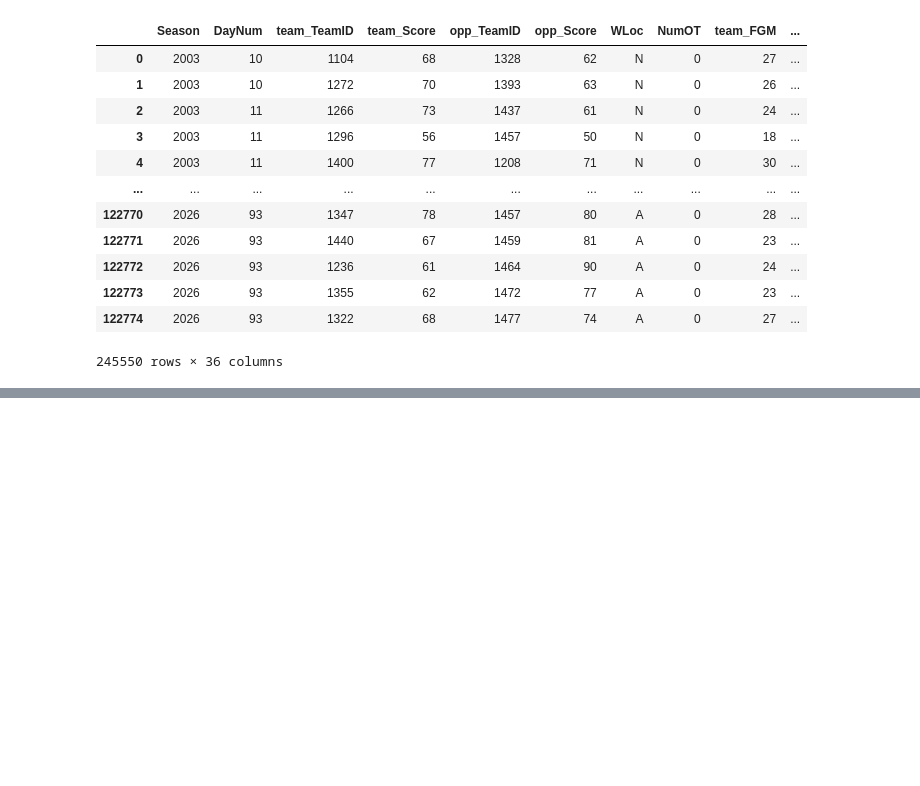
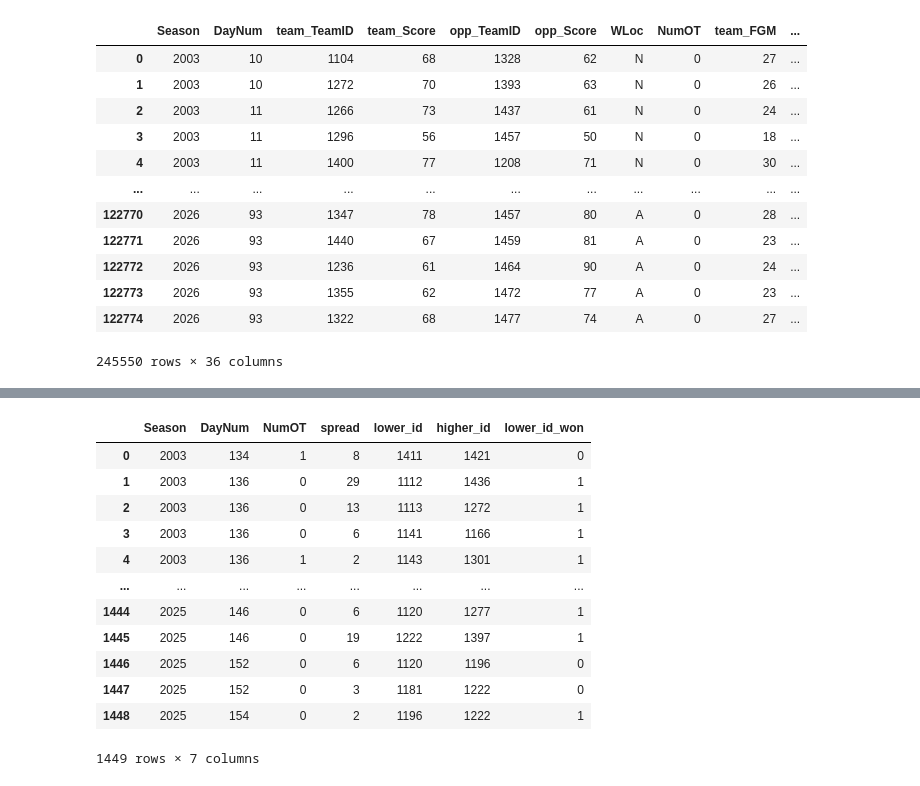
Before and after one commit to brandonlester/march-madness, a Jupyter notebook: notebooks/0_data_exploration.ipynb, the cells around one changed output, grey strips where cells are left out. Saved outputs shown, nothing was run; the diff lists cells and outputs as text; code cells hidden in the pictures; blank space fills up the shorter version.

```diff
--- a/notebooks/0_data_exploration.ipynb
+++ b/notebooks/0_data_exploration.ipynb
@@ -114,0 +180,8 @@ df_reg_team_results
+# %%
+pgf_cols = [x for x in df_grp.columns if ('pg_' in x) and (('FG' in x) or ('FT' in x))]
+# %%
+df_reg_final = df_grp.drop(ttl_cols, axis=1)
+df_reg_final = df_reg_final.drop(pgf_cols, axis=1)
+df_reg_final = df_reg_final.drop(['games', 'last_game', 'wins'], axis=1)
+# %%
+df_tn = dataframes.get('MNCAATourneyDetailedResults.csv').copy()
@@ -114,0 +205,18 @@ df_reg_team_results
+# %%
+df_tn = df_tn.merge(df_reg_final, left_on = ['Season', 'lower_id'], right_on = ['Season', 'team_teamID'])
+
+df_tn = df_tn.merge(df_reg_final, left_on = ['Season', 'higher_id'], right_on = ['Season', 'team_teamID'], suffixes = ['_lower', '_higher'])
+# %% [output]
+|  | Season | DayNum | NumOT | spread | lower_id | higher_id | lower_id_won |
+| 0 | 2003 | 134 | 1 | 8 | 1411 | 1421 | 0 |
+| 1 | 2003 | 136 | 0 | 29 | 1112 | 1436 | 1 |
+| 2 | 2003 | 136 | 0 | 13 | 1113 | 1272 | 1 |
+| 3 | 2003 | 136 | 0 | 6 | 1141 | 1166 | 1 |
+| 4 | 2003 | 136 | 1 | 2 | 1143 | 1301 | 1 |
+| ... | ... | ... | ... | ... | ... | ... | ... |
+| 1444 | 2025 | 146 | 0 | 6 | 1120 | 1277 | 1 |
+| 1445 | 2025 | 146 | 0 | 19 | 1222 | 1397 | 1 |
+| 1446 | 2025 | 152 | 0 | 6 | 1120 | 1196 | 0 |
+| 1447 | 2025 | 152 | 0 | 3 | 1181 | 1222 | 0 |
+| 1448 | 2025 | 154 | 0 | 2 | 1196 | 1222 | 1 |
+1449 rows × 7 columns
```
Also changed, not shown: parts of 17 cells of this notebook.
